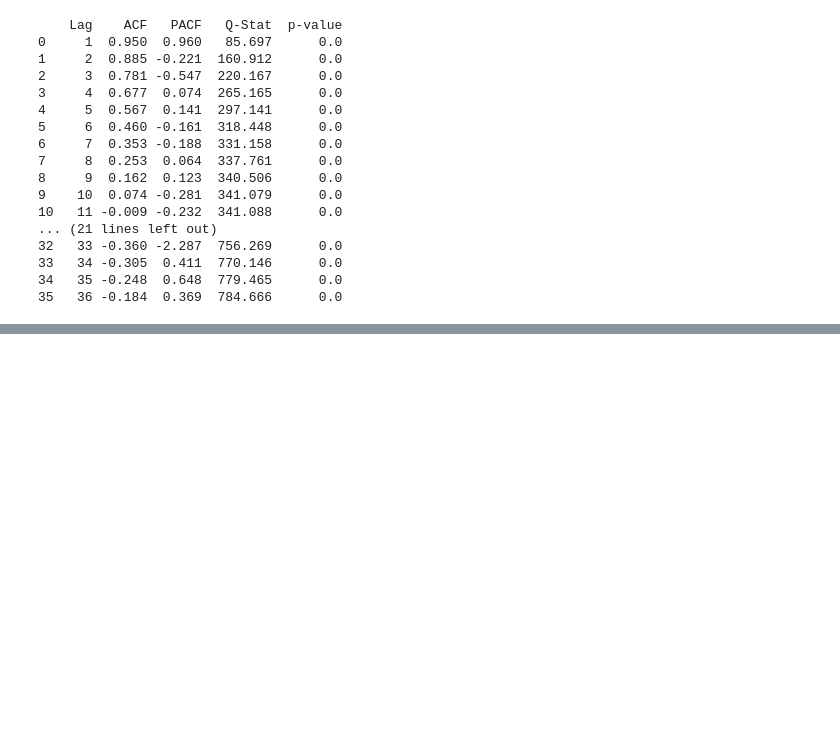
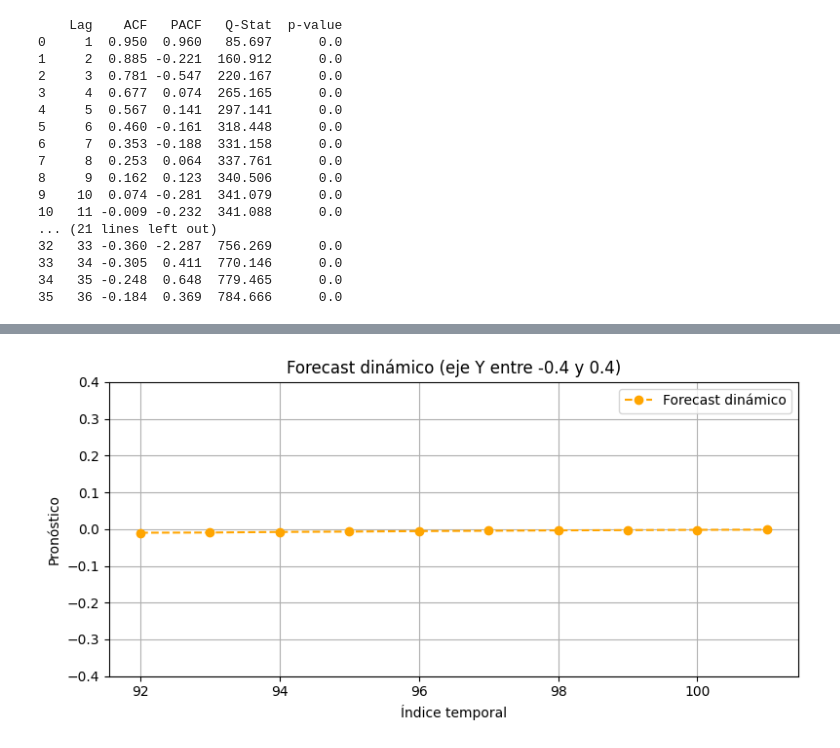
Before and after one commit to DavidGuzzi/MECMT10, a Jupyter notebook: clase_2.ipynb, the cells around one changed output, grey strips where cells are left out. Cells and saved outputs as stored; diff of their text form; code cells hidden in the pictures; blank space fills up the shorter version.

```diff
--- a/clase_2.ipynb
+++ b/clase_2.ipynb
@@ -1384,0 +1505,23 @@ Warnings:
+# %%
+# Entrenar el modelo con todos los datos
+modelo_mle = sm.tsa.ARIMA(gnp_detrended, order=(3,0,0)).fit(method='innovations_mle')
+
+forecast = modelo_mle.forecast(steps=10)
+# %%
+plt.figure(figsize=(8, 4))
+
+# Forecast dinámico
+plt.plot(forecast.index, forecast, label='Forecast dinámico', color='orange', marker='o', linestyle='--')
+# Configurar límites del eje Y
+plt.ylim(-0.4, 0.4)
+
+# Estética
+plt.title('Forecast dinámico (eje Y entre -0.4 y 0.4)')
+plt.xlabel('Índice temporal')
+plt.ylabel('Pronóstico')
+plt.grid(True)
+plt.legend()
+plt.tight_layout()
+plt.show()
+# %% [output]
+[figure, added]
```
Also changed, not shown: parts of 8 cells of this notebook.
